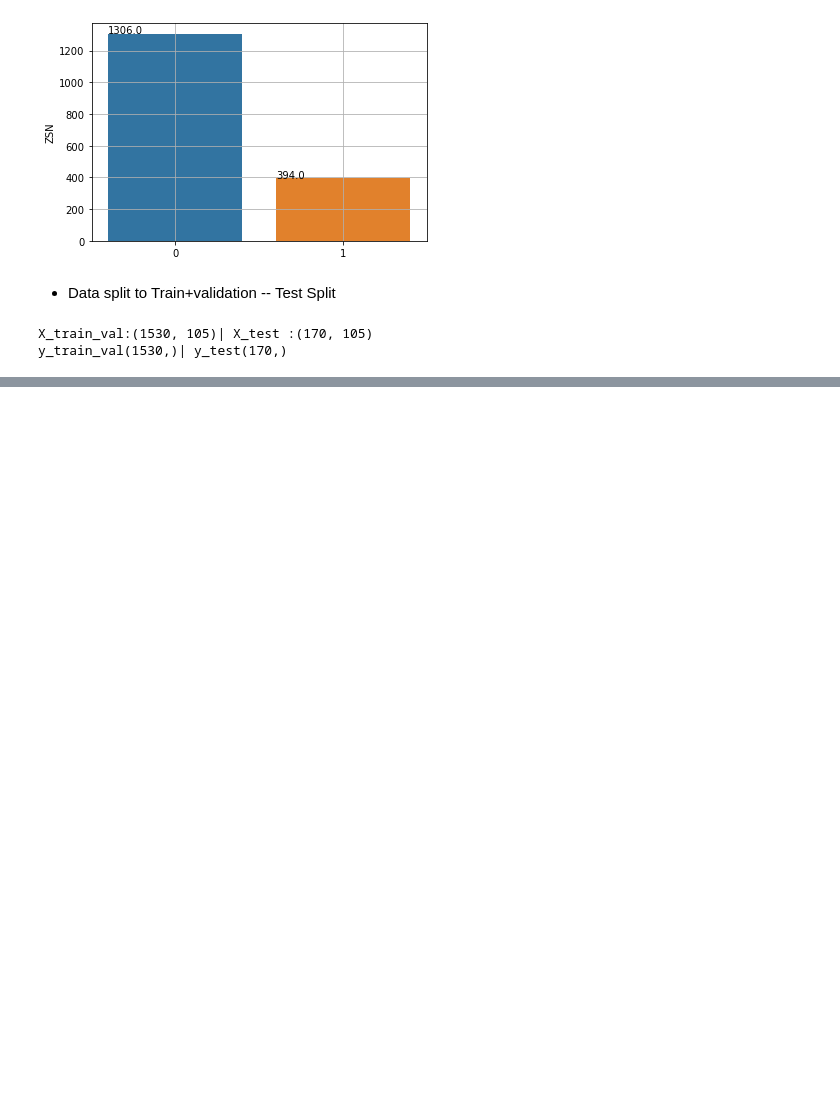
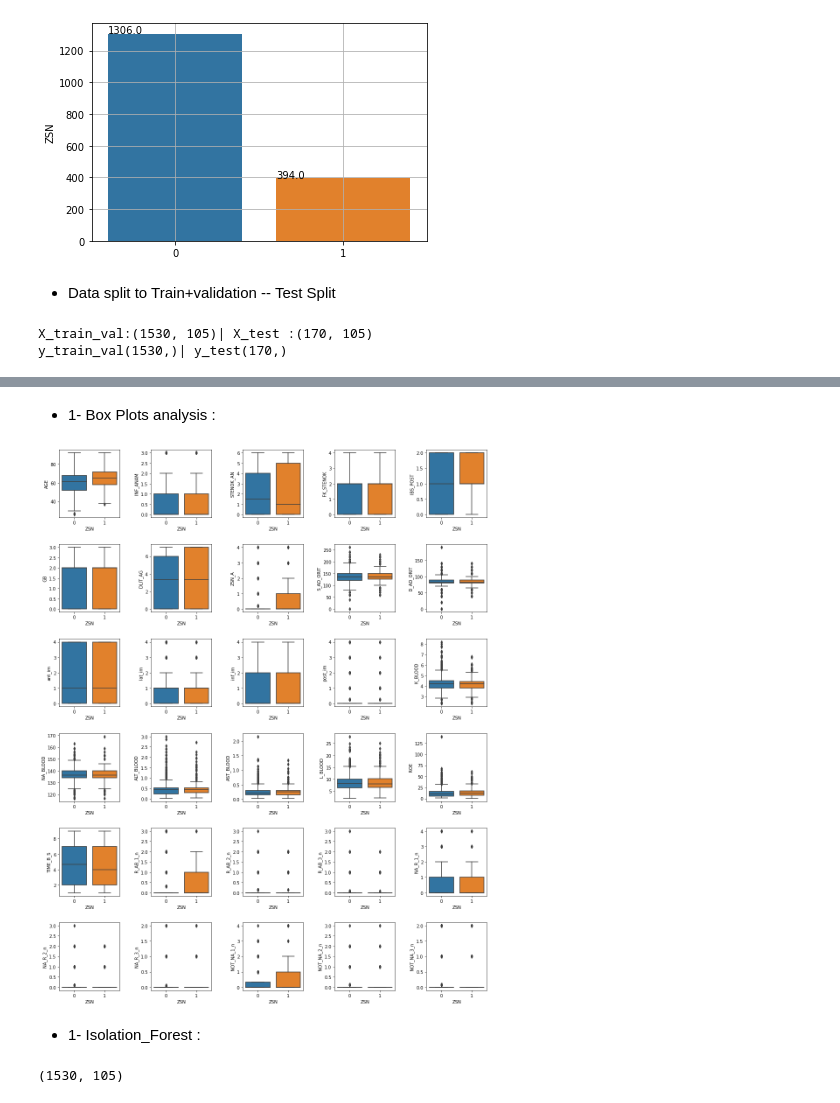
Before and after one commit to Mustafa-omer-mohammed/Myocardial-Infarction_Complications-analysis, a Jupyter notebook: Myocardial infarction complications Analysis.ipynb, the cells around one changed output, grey strips where cells are left out. Drawn from its saved outputs; the diff is of its cells as text; code cells hidden in the pictures; blank space fills up the shorter version.

Commit message:
Outlier Detection
In this section, we compared 2 algorithms for Outlier Detection
- Isolation Forest
- Local Outlier Factor

```diff
--- a/Myocardial infarction complications Analysis.ipynb
+++ b/Myocardial infarction complications Analysis.ipynb
@@ -365,0 +370,19 @@ y_train_val(1530,)| y_test(170,)
+# %% [markdown]
+- 1- Box Plots analysis  :
+# %%
+df_non_binary = X_train_val[float_features].copy(deep=True)
+fig = plt.figure(figsize=(15,30))
+for i in enumerate(float_features):
+    plt.subplot(10,5,i[0]+1)
+    sns.boxplot(x = y_train_val, y = i[1], data = df_non_binary)
+fig.tight_layout(pad = 3.0)
+plt.savefig('./images/Box Plot analysis for float features.png' , dpi=400)
+# %% [output]
+[figure, added]
+# %% [markdown]
+- 1- Isolation_Forest :
+# %%
+train_outliers = X_train_val.copy(deep=True)
+print(train_outliers.shape)
+# %% [output]
+(1530, 105)
```
Also changed, not shown: parts of 17 cells of this notebook.
